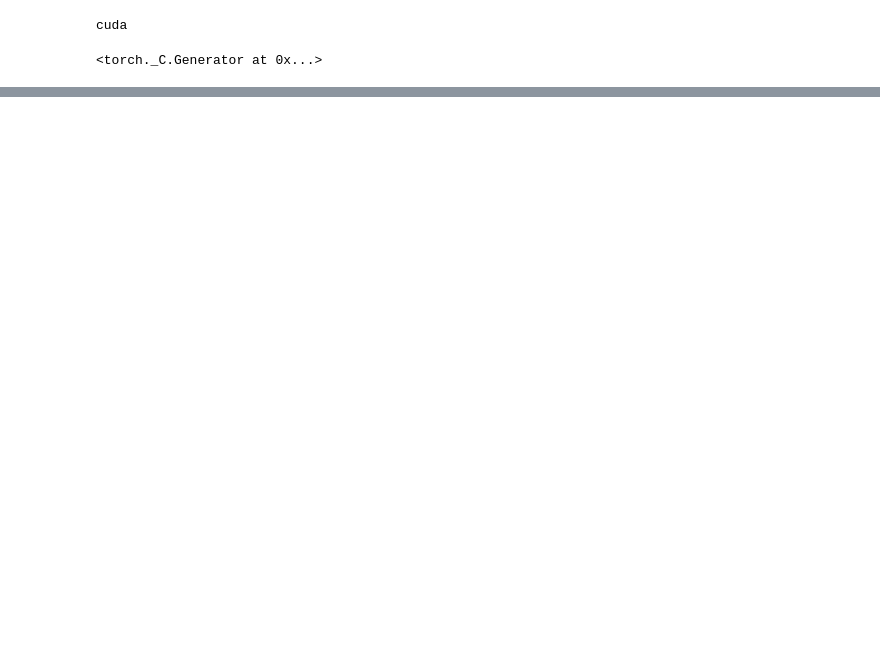
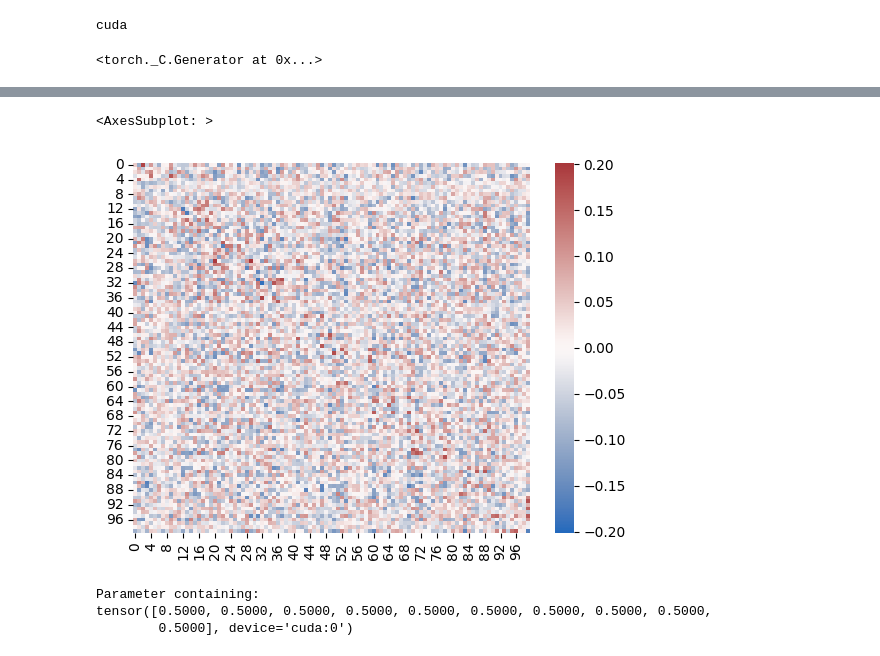
Before and after one commit to lucyzmf/spikingPC, a Jupyter notebook: scripts/conv_2l_test.ipynb, the cells around one changed output, grey strips where cells are left out. Cells and saved outputs as stored; diff of their text form; code cells hidden in the pictures; blank space fills up the shorter version.

Commit message:
mar1 results

```diff
--- a/scripts/conv_2l_test.ipynb
+++ b/scripts/conv_2l_test.ipynb
@@ -69,20 +71,23 @@ n_classes = 10
 # set input and t param
 
 IN_dim = [c, h, w]
-hidden_channels = [8, 16]
-kernel_size = [5, 5]
-stride = [1, 1]
-paddings = [0, 0]
-pooling = 'max'
-num_readout = 5
-conv_adp = False
+hidden_channels = [8, 8, 8]
+kernel_size = [3, 3, 3]
+stride = [1, 1, 1]
+paddings = [0, 0, 0]
+pooling = None
+num_readout = 10
+conv_adp = True
 syn_curr_conv = False
+is_rec = [False, False, False]
 dp=0.2
 
+
 # define network
-model = SnnConvNet(IN_dim, hidden_channels, kernel_size, stride,
+model = SnnConvNet3Layer(IN_dim, hidden_channels, kernel_size, stride,
                    paddings, n_classes, is_adapt_conv=conv_adp,
                    syn_curr_conv=syn_curr_conv, dp_rate=dp, p_size=num_readout,
-                   pooling=pooling)
+                   pooling=pooling, is_rec=is_rec)
 model.to(device)
+print(model)
 # %% [output]
@@ -108,5 +118,5 @@ SnnConvNet(
 # %%
-exp_dir_bp = '/home/lucy/spikingPC/results/Feb-21-2023/conv_fptt_toppclayer_ener_8-16c_max/'
+exp_dir_bp = '/home/lucy/spikingPC/results/Mar-01-2023/conv_fptt_ener1_rec_conv_3l_outtaufixed/'
 saved_dict_bp = model_result_dict_load(exp_dir_bp + 'onelayer_rec_best.pth.tar')
 
 model.load_state_dict(saved_dict_bp['state_dict'])
@@ -131,0 +205,12 @@ SnnConvNet(
+# %%
+max = np.max(np.abs(param_dict['pop_enc.rec_w.weight']))
+sns.heatmap(param_dict['pop_enc.rec_w.weight'], cmap='vlag', vmax=max, vmin=-max)
+# %% [output]
+<AxesSubplot: >
+[figure, added]
+# %%
+model.output_layer.tau_m
+# %% [output]
+Parameter containing:
+tensor([0.5000, 0.5000, 0.5000, 0.5000, 0.5000, 0.5000, 0.5000, 0.5000, 0.5000,
+        0.5000], device='cuda:0')
```
Also changed, not shown: parts of 24 cells of this notebook, 8 other files.
